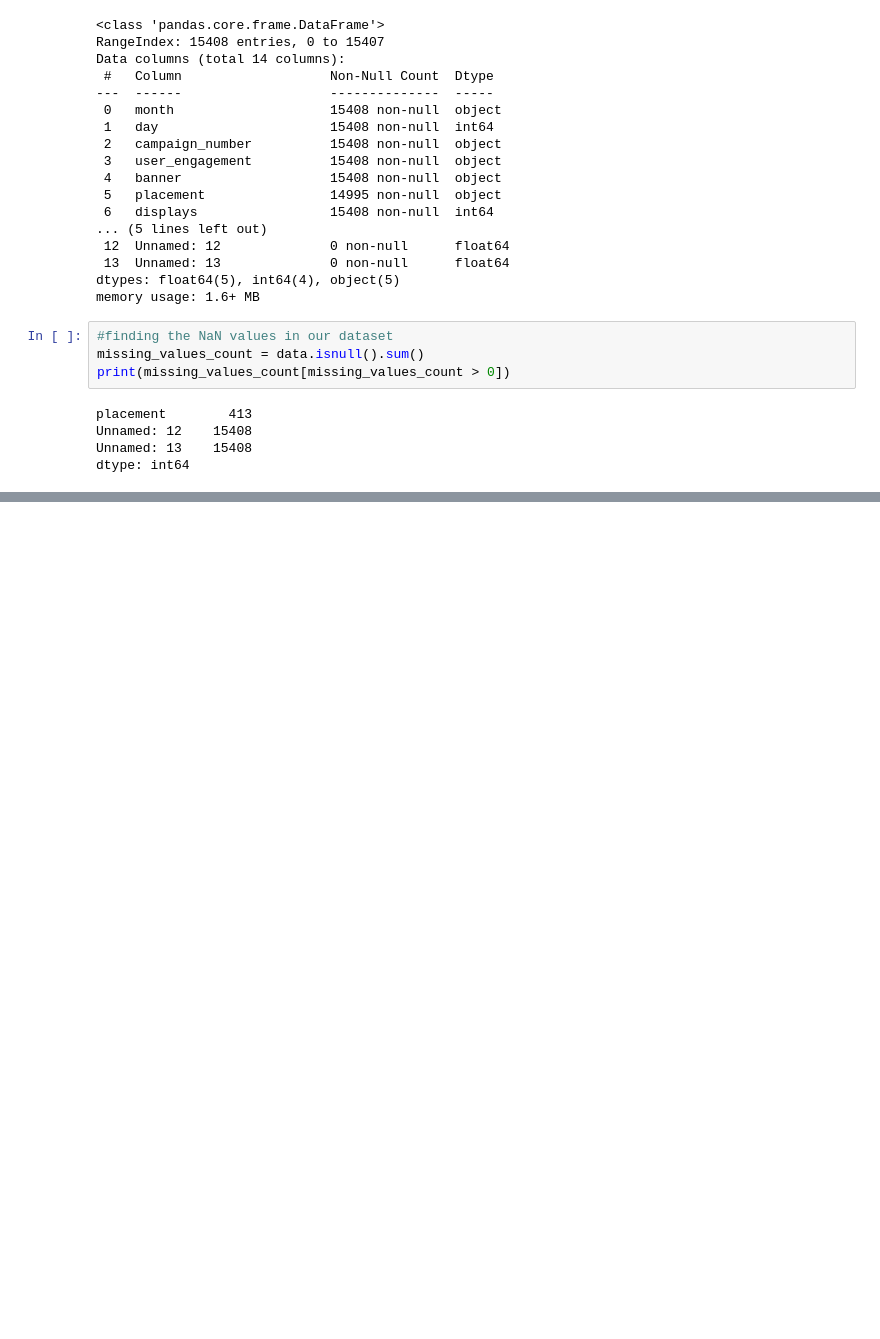
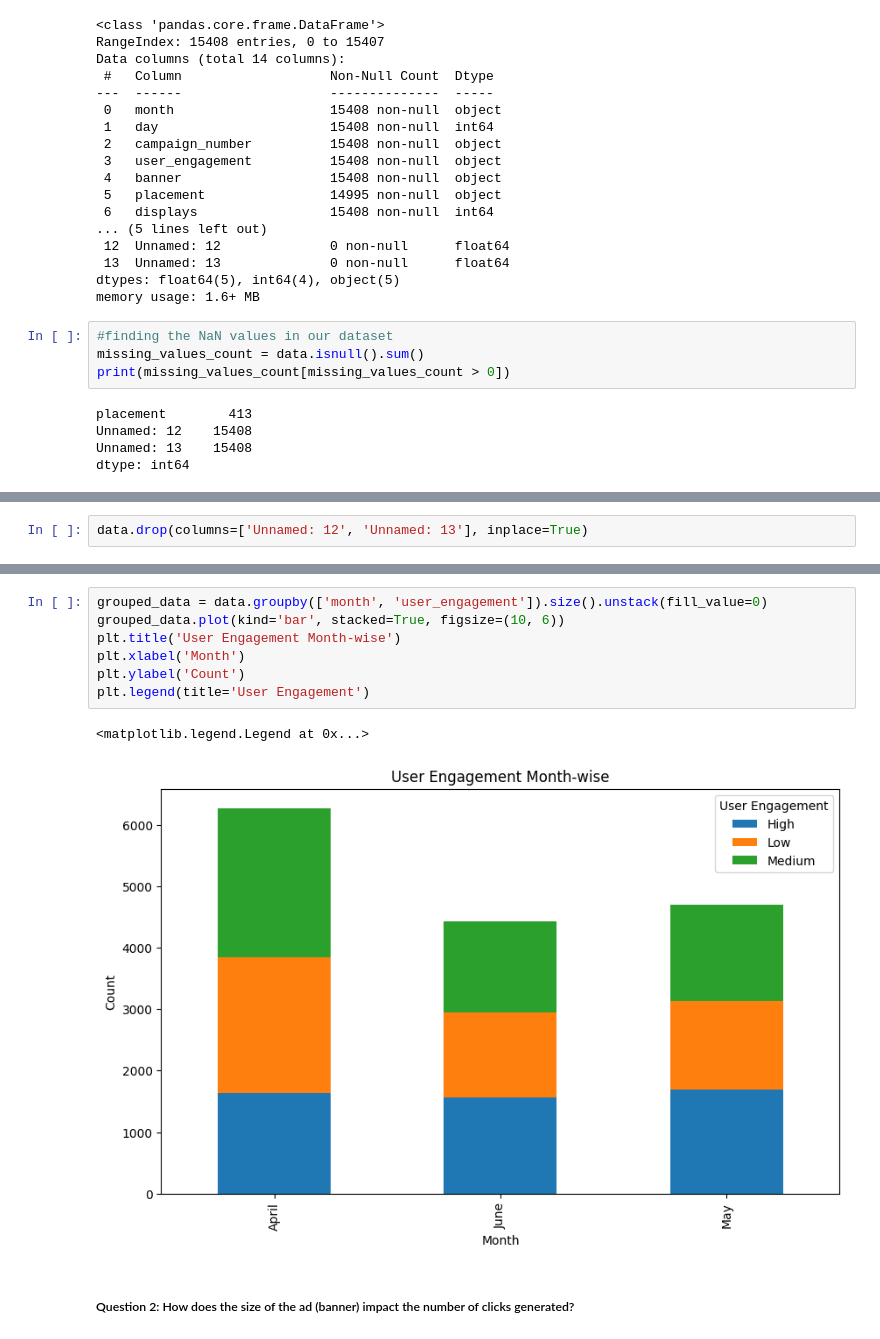
Before and after one commit to HemsIncognito/pyProjects, a Jupyter notebook: Digital_Marketing/4.2.ipynb, the cells around one changed output, grey strips where cells are left out. Drawn from its saved outputs; the diff is of its cells as text; blank space fills up the shorter version.

```diff
--- a/Digital_Marketing/4.2.ipynb
+++ b/Digital_Marketing/4.2.ipynb
@@ -81 +81,3 @@ After looking around through the columns and info, we get to know about the dtyp
 3)
+# %%
+data.drop(columns=['Unnamed: 12', 'Unnamed: 13'], inplace=True)
@@ -91,0 +124,12 @@ plt.show()
+# %%
+grouped_data = data.groupby(['month', 'user_engagement']).size().unstack(fill_value=0)
+grouped_data.plot(kind='bar', stacked=True, figsize=(10, 6))
+plt.title('User Engagement Month-wise')
+plt.xlabel('Month')
+plt.ylabel('Count')
+plt.legend(title='User Engagement')
+# %% [output]
+<matplotlib.legend.Legend at 0x...>
+[figure, added]
+# %% [markdown]
+##### Question 2: How does the size of the ad (banner) impact the number of clicks generated?
```
Also changed, not shown: parts of 5 cells of this notebook.
